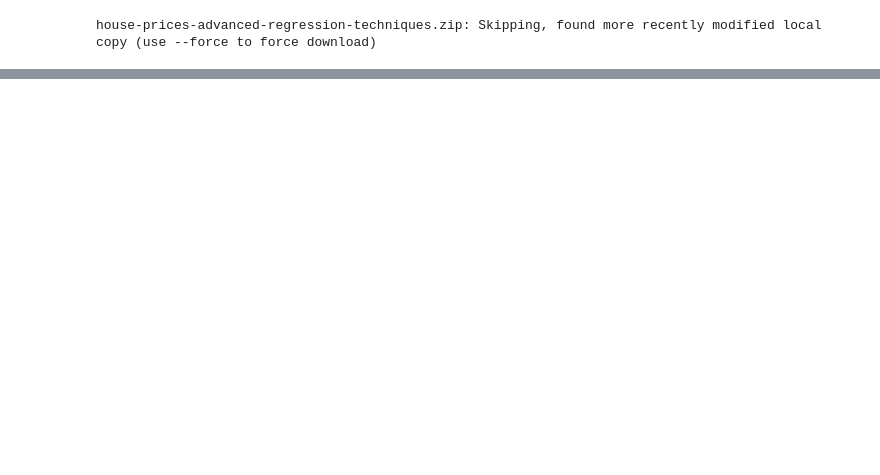
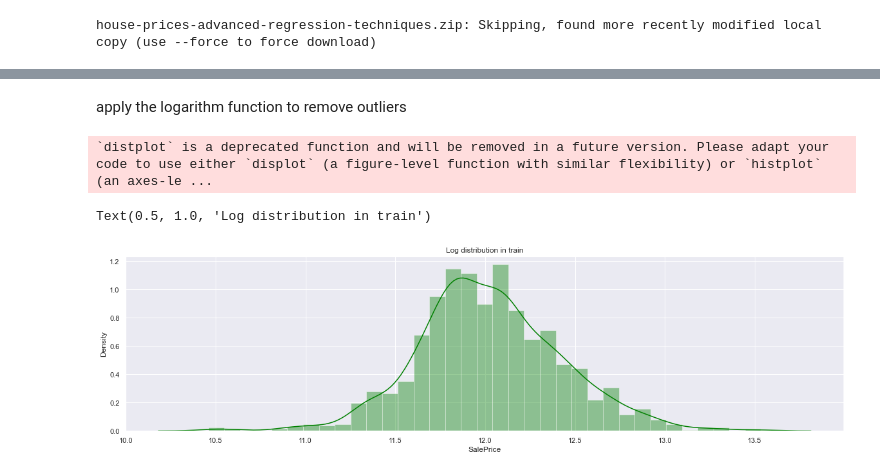
Before and after one commit to DmitrySH19/house-price-prediction, a Jupyter notebook: house_prices_solution.ipynb, the cells around one changed output, grey strips where cells are left out. Drawn from its saved outputs; the diff is of its cells as text; code cells hidden in the pictures; blank space fills up the shorter version.

```diff
--- a/house_prices_solution.ipynb
+++ b/house_prices_solution.ipynb
@@ -75,0 +140,10 @@ test.head()
+# %% [markdown]
+apply the logarithm function to remove outliers
+# %%
+plt.figure(figsize=(20,5))
+sns.distplot(np.log(train.SalePrice), color="green")
+plt.title("Log distribution in train")
+# %% [output]
+`distplot` is a deprecated function and will be removed in a future version. Please adapt your code to use either `displot` (a figure-level function with similar flexibility) or `histplot` (an axes-le ...
+Text(0.5, 1.0, 'Log distribution in train')
+[figure, added]
```
Also changed, not shown: parts of 46 cells of this notebook.
